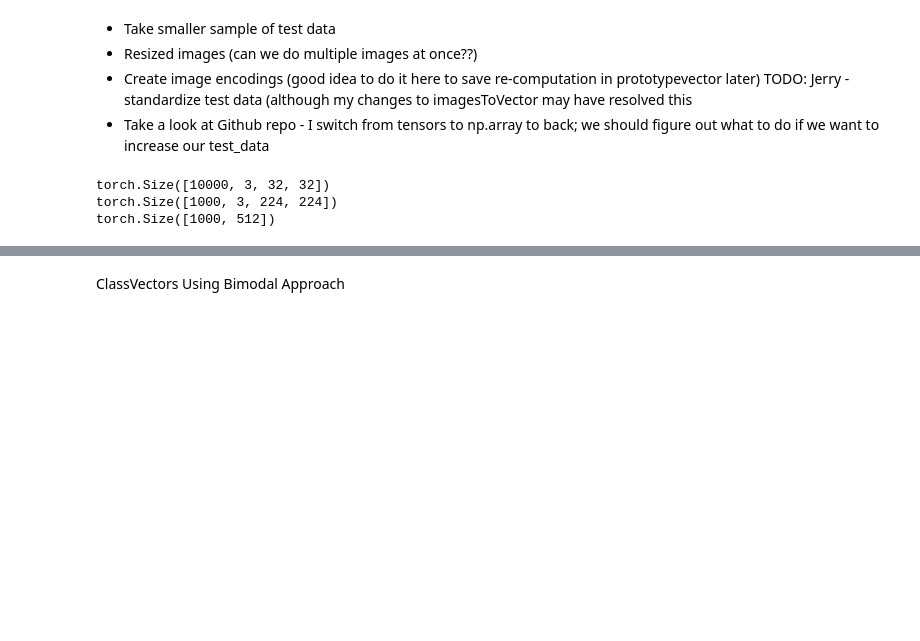
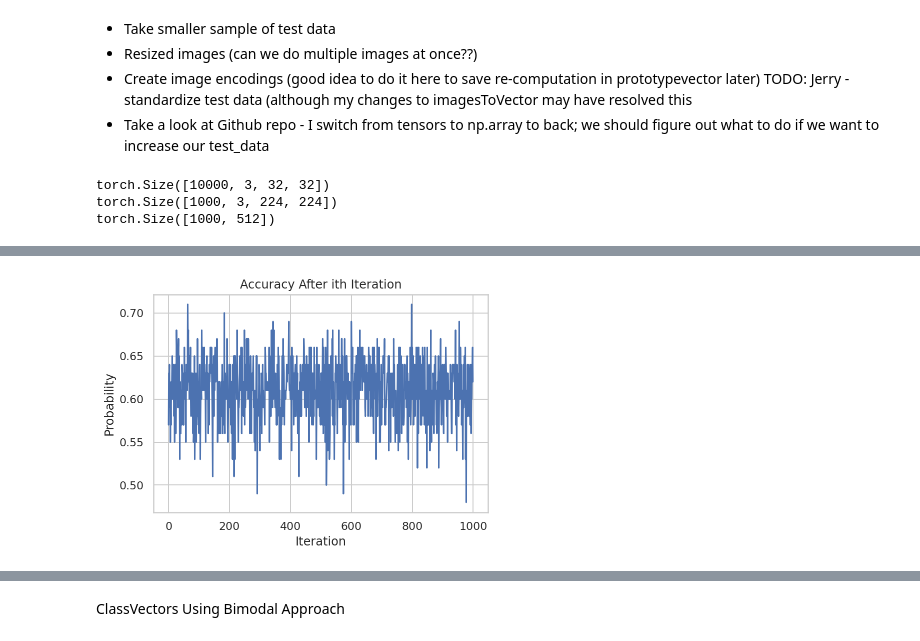
Before and after one commit to jerrychen109/CLIP-fewshot, a Jupyter notebook: Pipeline.ipynb, the cells around one changed output, grey strips where cells are left out. Drawn from its saved outputs; the diff is of its cells as text; code cells hidden in the pictures; blank space fills up the shorter version.

```diff
--- a/Pipeline.ipynb
+++ b/Pipeline.ipynb
@@ -391,0 +394,8 @@ classifyImages(vector, encoded_images[:100], test_labels[:100], 1, 1)
+# %%
+plt.plot(classData[1])
+plt.xlabel('Iteration')
+plt.ylabel('Probability')
+plt.title(r'Accuracy After ith Iteration')
+plt.show()
+# %% [output]
+[figure, added]
```
Also changed, not shown: parts of 23 cells of this notebook.
